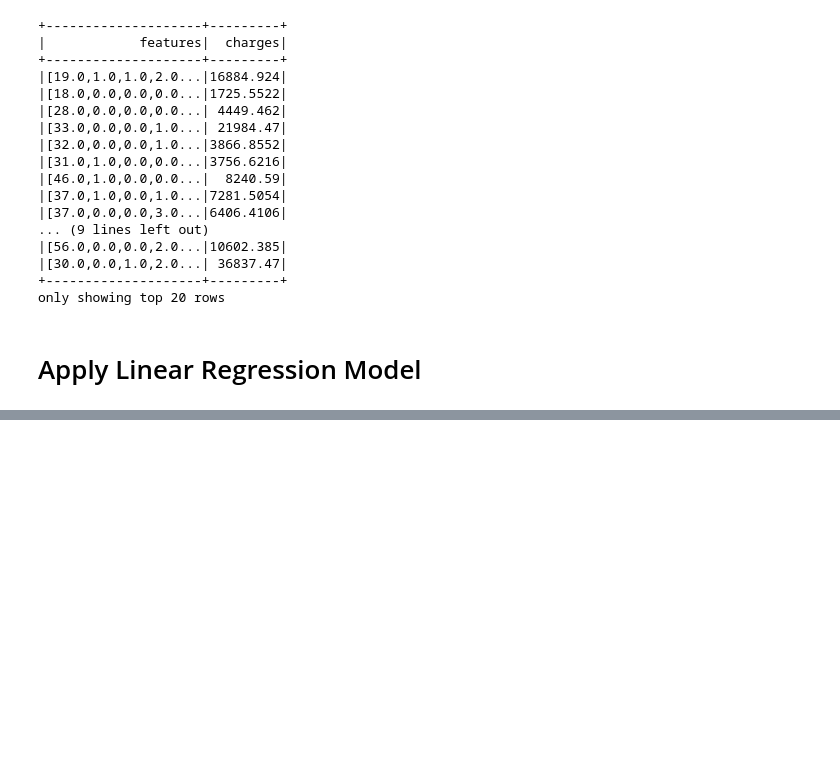
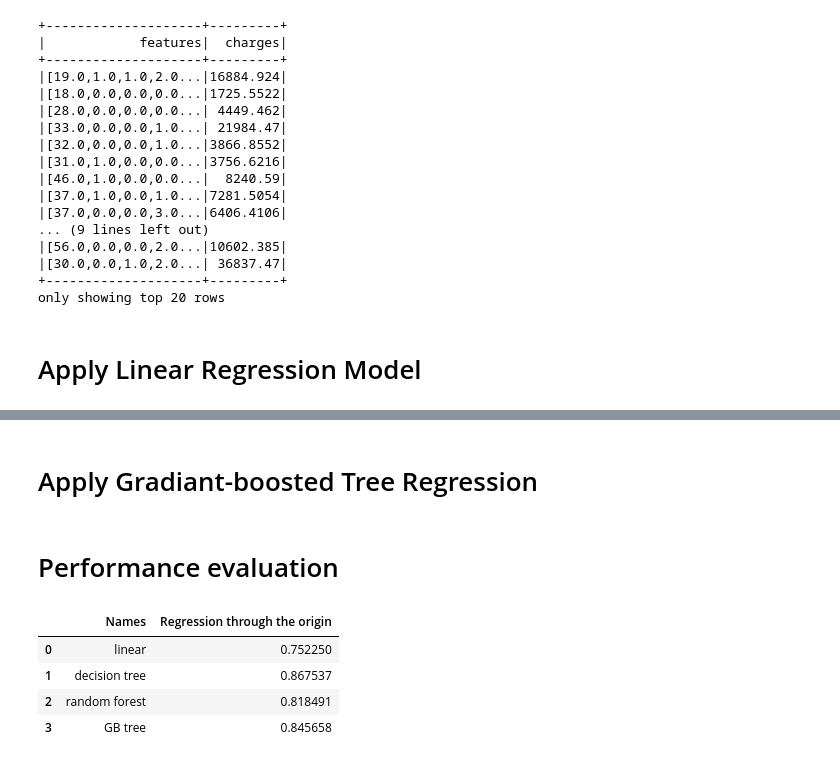
Before and after one commit to nhatthuan97/HealthPremium, a Jupyter notebook: SparkLinearRegression.ipynb, the cells around one changed output, grey strips where cells are left out. Drawn from its saved outputs; the diff is of its cells as text; code cells hidden in the pictures; blank space fills up the shorter version.

```diff
--- a/SparkLinearRegression.ipynb
+++ b/SparkLinearRegression.ipynb
@@ -253,0 +192,5 @@ R2 on test:  0.7522498835090992
+# %%
+from pyspark.ml.regression import DecisionTreeRegressor
+decision_tree=DecisionTreeRegressor(featuresCol="features", labelCol="charges")
+decision_tree=decision_tree.fit(trainDF)
+model_list.append(('decision tree',decision_tree))
@@ -253,0 +199,44 @@ R2 on test:  0.7522498835090992
+# %%
+from pyspark.ml.regression import RandomForestRegressor
+random_forest=RandomForestRegressor(featuresCol="features", labelCol="charges")
+random_forest=random_forest.fit(trainDF)
+model_list.append(('random forest',random_forest))
+# %% [markdown]
+# Apply Gradiant-boosted Tree Regression
+# %%
+from pyspark.ml.regression import GBTRegressor
+GB_tree=GBTRegressor(featuresCol="features", labelCol="charges")
+GB_tree=GB_tree.fit(trainDF)
+model_list.append(('GB tree',GB_tree))
+# %% [markdown]
+# Performance evaluation
+# %%
+import pandas as pd
+from pyspark.ml.evaluation import RegressionEvaluator
+
+performance_metrics=[('r2','Regression through the origin')]
+temp=['Names']
+
+for p_metric in performance_metrics:
+    temp.append(p_metric[1])
+
+performance_df = pd.DataFrame(columns=temp)
+
+for model in model_list:
+    cur_model=model[1]
+    pred=cur_model.transform(testDF)
+
+    temp=[model[0]]
+    for p_metric in performance_metrics:
+        evaluator=RegressionEvaluator(predictionCol='prediction',labelCol='charges',metricName=p_metric[0])
+        temp.append(evaluator.evaluate(pred))
+
+    performance_df.loc[len(performance_df.index)] = temp
+# %%
+performance_df
+# %% [output]
+|  | Names | Regression through the origin |
+| 0 | linear | 0.752250 |
+| 1 | decision tree | 0.867537 |
+| 2 | random forest | 0.818491 |
+| 3 | GB tree | 0.845658 |
```
Also changed, not shown: parts of 15 cells of this notebook, 2 other files.
